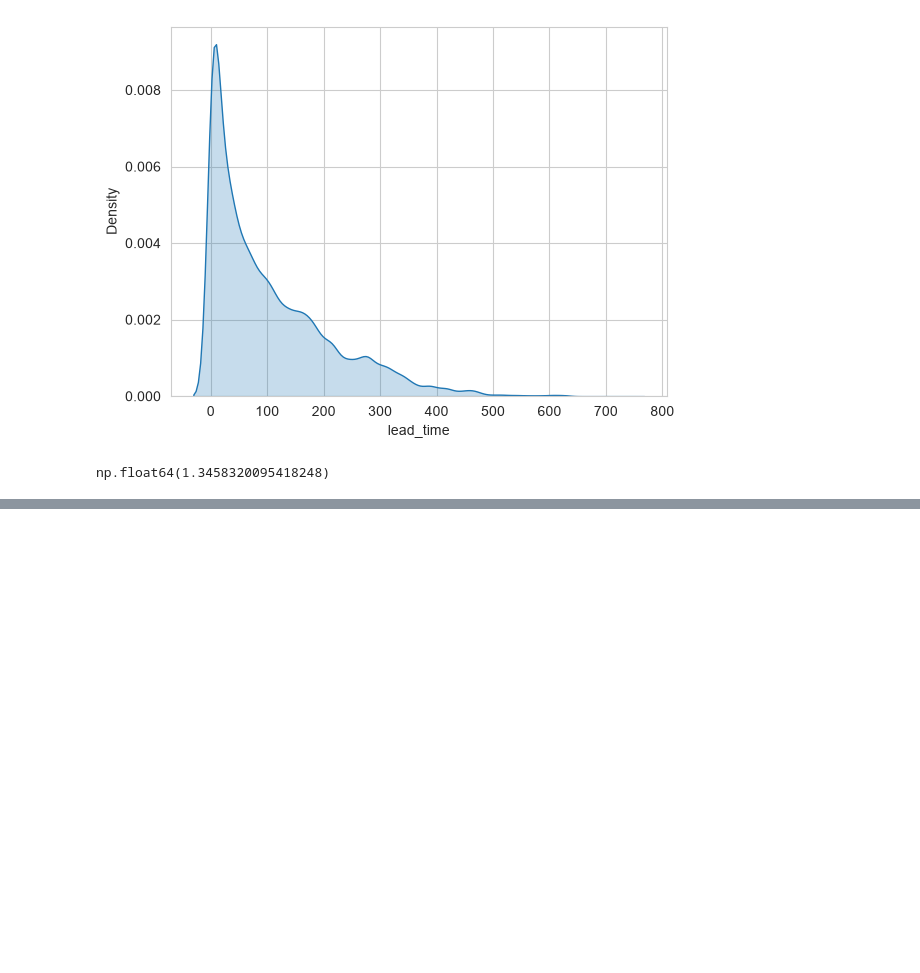
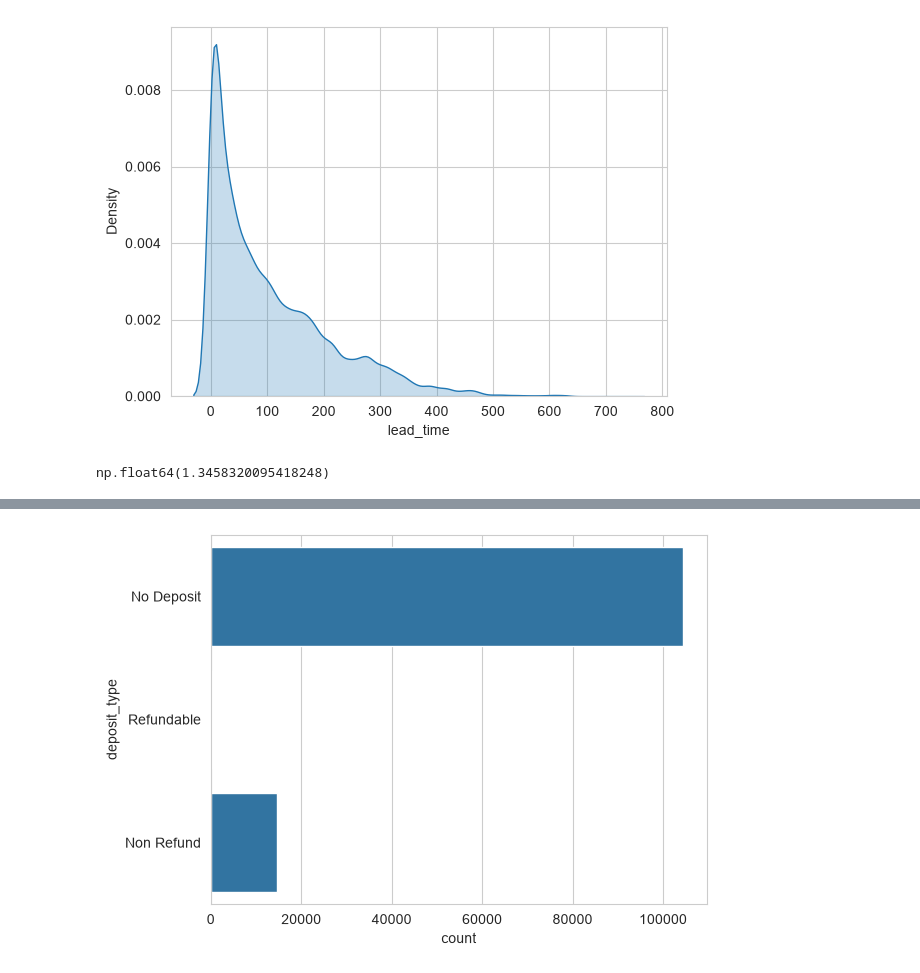
Before and after one commit to KryptoVader/AEGIS, a Jupyter notebook: roadmap/Traditional_ML/day_04/day_04.ipynb, the cells around one changed output, grey strips where cells are left out. Cells and saved outputs as stored; diff of their text form; code cells hidden in the pictures; blank space fills up the shorter version.

```diff
--- a/roadmap/Traditional_ML/day_04/day_04.ipynb
+++ b/roadmap/Traditional_ML/day_04/day_04.ipynb
@@ -125,0 +136,5 @@ np.float64(1.3458320095418248)
+# %%
+sns.countplot(df['deposit_type'])
+plt.show()
+# %% [output]
+[figure, added]
```
Also changed, not shown: parts of 17 cells of this notebook, 5 other files.
